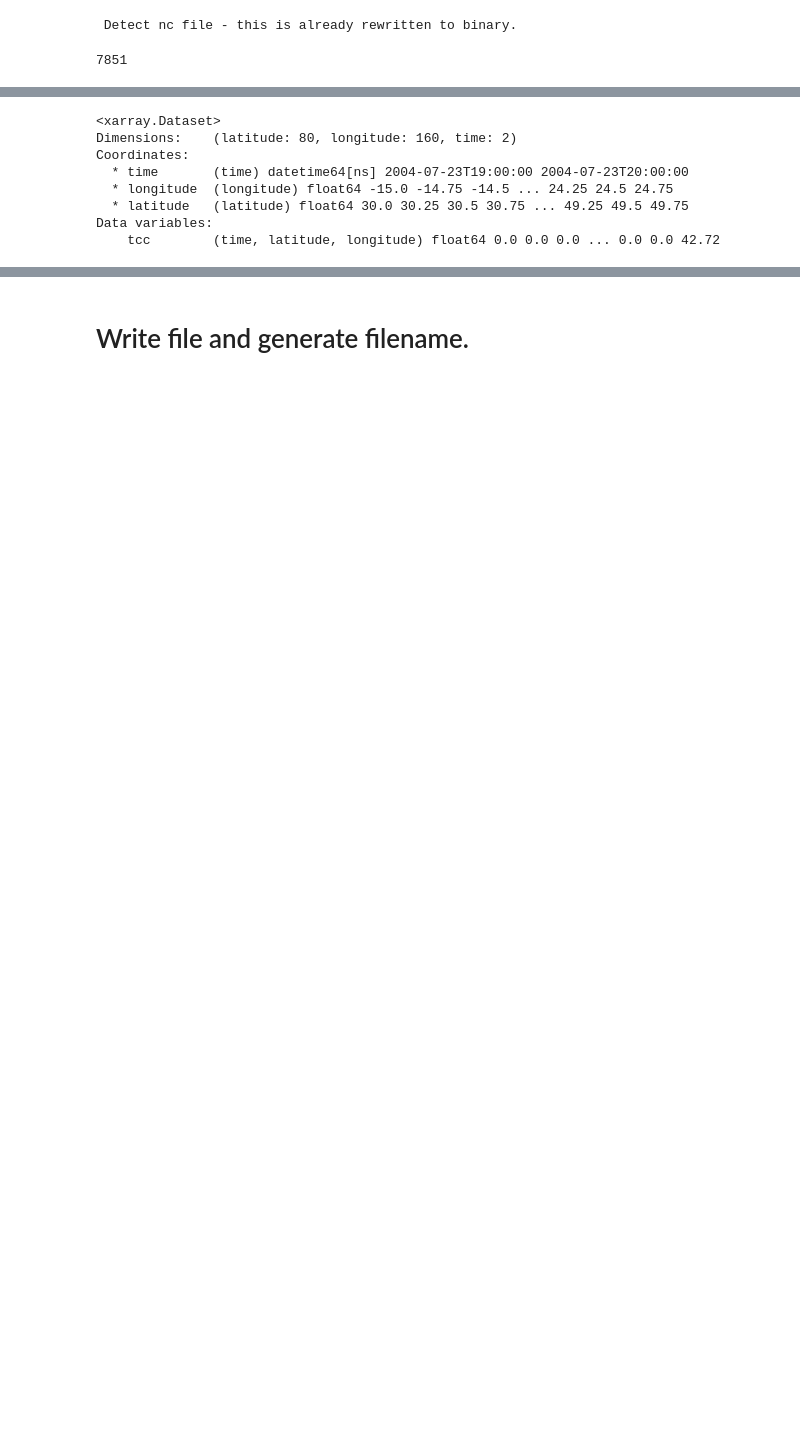
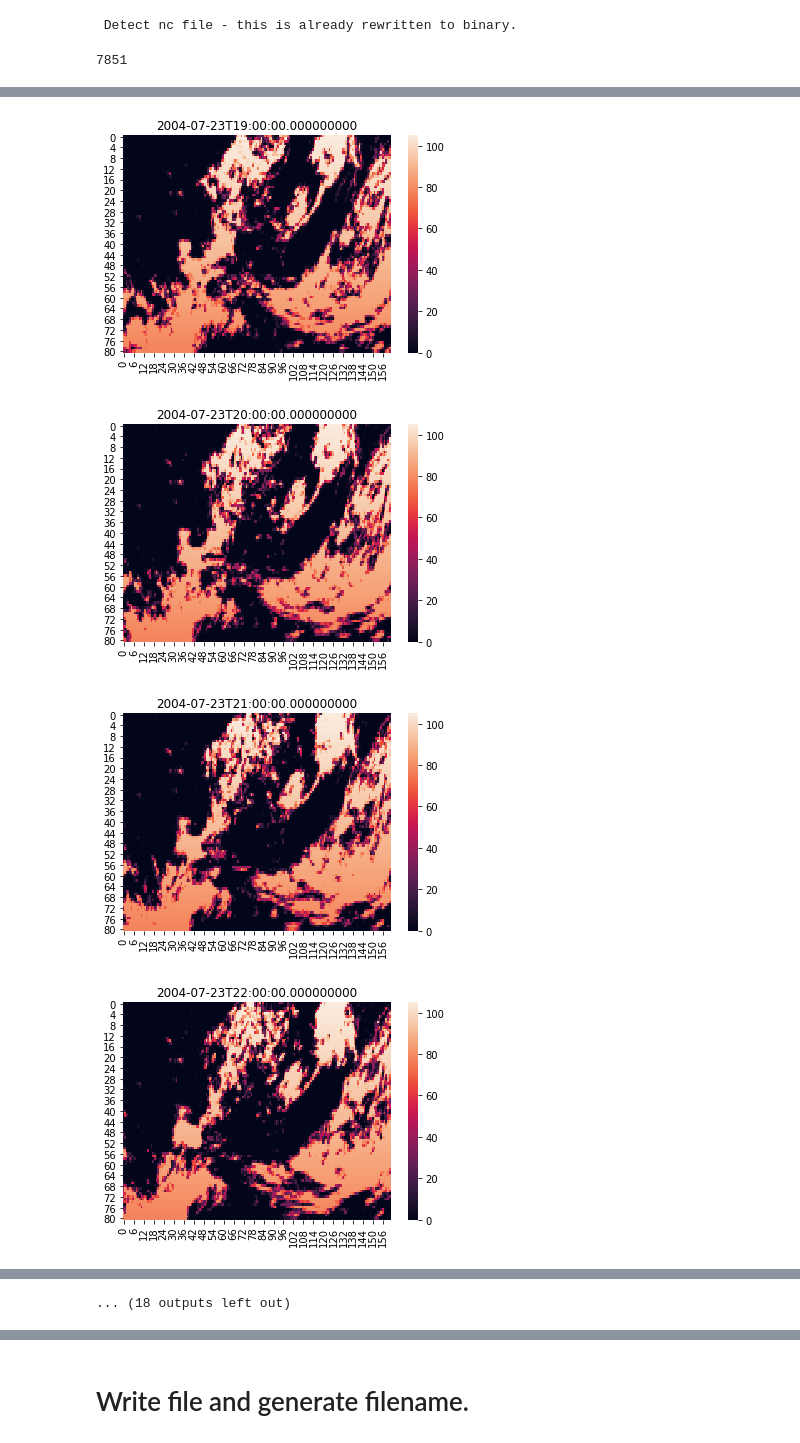
Before and after one commit to hannasv/ms, a Jupyter notebook: notebooks/reading/Calc_CLOUD_FRACTION.ipynb, the cells around one changed output, grey strips where cells are left out. Drawn from its saved outputs; the diff is of its cells as text; code cells hidden in the pictures; blank space fills up the shorter version.

Commit message:
added plotting and production of test nc files of cloud fractions

```diff
--- a/notebooks/reading/Calc_CLOUD_FRACTION.ipynb
+++ b/notebooks/reading/Calc_CLOUD_FRACTION.ipynb
@@ -113,0 +125,2 @@ def calc_fraction_one_cell(lat = '30.25', lon = '19.25', cmk = None, data = None
+# %%
+frac, nans  = calc_fraction_one_cell(lat = '30.25', lon = '19.25', cmk = cmk.reshape(-1), data = data_dict)
@@ -156,5 +161,5 @@ sns.heatmap(o)
 # %%
-df = compute(satfil)
+frac, nans = compute(satfil)
 # %% [output]
  Detect nc file - this is already rewritten to binary.
 # %%
@@ -201,9 +217,9 @@ def merge_ts_to_one_dataset(grb_files, lat = None, lon = None):
         if counter == 0:
             #print("enters 0")
             #clou = calc_all(filename, nc_file = nc_files[0])
-            cloud_fraction = compute(filename).values.T
-            ds = xr.Dataset({'tcc': (['latitude', 'longitude'],  cloud_fraction),
-                             #'nr_nans':(['latitude', 'longitude'], cnt_nans),
+            cloud_fraction, nans = compute(filename)
+            ds = xr.Dataset({'tcc': (['latitude', 'longitude'],   cloud_fraction.values.T),
+                             'nr_nans':(['latitude', 'longitude'], nans.values.T),
                             #'nr_cells':(['latitude', 'longitude'], cnt_cells)
                                  },
                              coords={'longitude': (['longitude'], lon),
@@ -216,14 +232,13 @@ def merge_ts_to_one_dataset(grb_files, lat = None, lon = None):
             # Add time as a coordinate and dimension.
             ds = ds.assign_coords(time = ds.time)
             ds = ds.expand_dims(dim = 'time')
-            print(ds)
             counter += 1
 
         else:
             #clm, cnt_cells, cnt_nans = calc_all(filename, nc_file = nc_files[0])
-            cloud_fraction = compute(filename).values.T
-            new_ds = xr.Dataset({'tcc': (['latitude', 'longitude'],  cloud_fraction),
-                                 #'nr_nans':(['latitude', 'longitude'], cnt_nans),
+            cloud_fraction, nans = compute(filename)
+            new_ds = xr.Dataset({'tcc': (['latitude', 'longitude'],  cloud_fraction.values.T),
+                                 'nr_nans':(['latitude', 'longitude'], nans.values.T),
                                  #'nr_cells':(['latitude', 'longitude'], cnt_cells)
                                 },
                                   coords={'longitude': (['longitude'], lon),
@@ -237,13 +252,20 @@ def merge_ts_to_one_dataset(grb_files, lat = None, lon = None):
             new_ds = new_ds.assign_coords(time = new_ds.time)
             new_ds = new_ds.expand_dims(dim = 'time')
 
-            print(new_ds)
-
             ds = ds.merge(new_ds)
             counter += 1
+        print("completed {}/{} files".format(counter, len(grb_files)))
     return ds
 # %%
-ds = merge_ts_to_one_dataset(sat_files[:2], lat =  np.arange(30.0, 50.0, 0.25) , lon = np.arange(-15.0, 25.0, 0.25) )
+ds = merge_ts_to_one_dataset(sat_files[:30],
+                             lat =  np.arange(30.0, 50.25, 0.25) ,
+                             lon = np.arange(-15.0, 25.25, 0.25) )
+
+
+ds.to_netcdf(path = '/home/hanna/test_write_cloud_fractions.nc',
+             engine='netcdf4',
+             encoding ={'tcc': {'zlib': True, 'complevel': 9},
+                       'nr_nans': {'zlib': True, 'complevel': 9} })
 # %% [output]
 detect grib file
 ecCodes provides no latitudes/longitudes for gridType='space_view'
@@ -275,11 +330,11 @@ Data variables:
-# %%
-ds
-# %% [output]
-<xarray.Dataset>
-Dimensions:    (latitude: 80, longitude: 160, time: 2)
-Coordinates:
-  * time       (time) datetime64[ns] 2004-07-23T19:00:00 2004-07-23T20:00:00
-  * longitude  (longitude) float64 -15.0 -14.75 -14.5 ... 24.25 24.5 24.75
-  * latitude   (latitude) float64 30.0 30.25 30.5 30.75 ... 49.25 49.5 49.75
-Data variables:
-    tcc        (time, latitude, longitude) float64 0.0 0.0 0.0 ... 0.0 0.0 42.72
+# %%
+for t in ds.time.values:
+    ax = sns.heatmap(ds.sel(time = t)['tcc'].values)
+    ax.set_title(t)
+    plt.savefig('/home/hanna/{}.png'.format(t))
+    plt.show()
+# %% [output]
+[figure, added]
+[figure, added]
+[figure, added]
+[figure, added]
@@ -285,0 +349 @@ Data variables:
+... (18 outputs left out)
```
Also changed, not shown: parts of 17 cells of this notebook.
